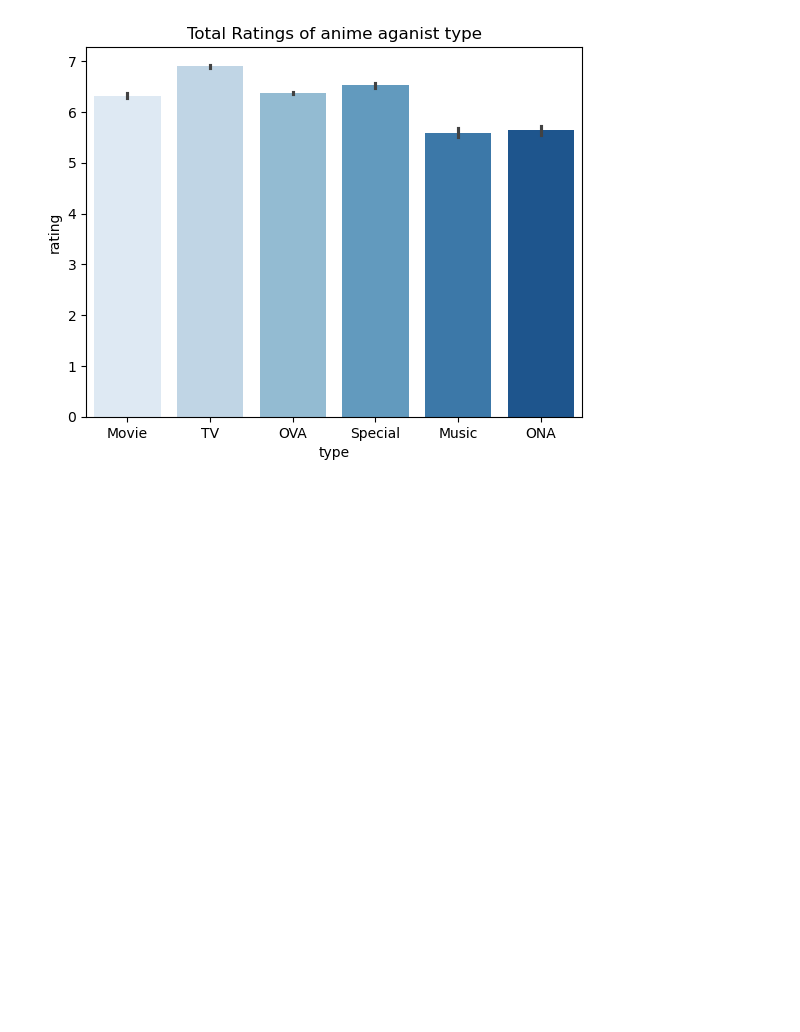
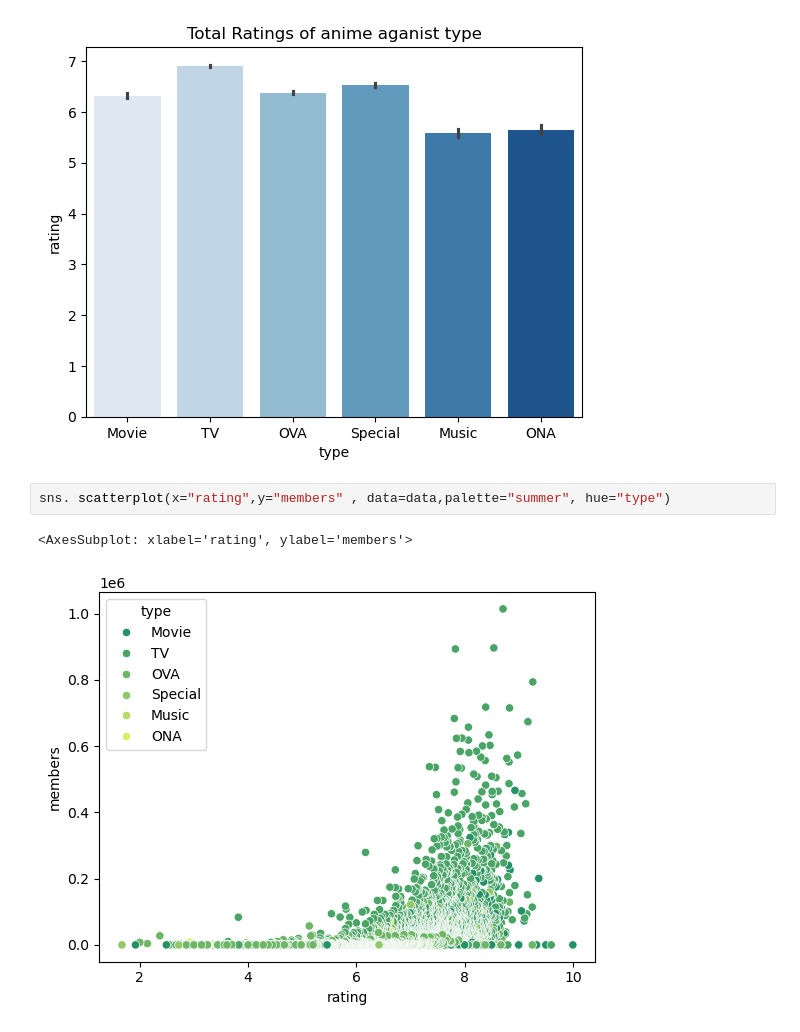
Before and after one commit to mugoarnold0-shiniars/datascience, a Jupyter notebook: ANIME.ipynb, the cells around one changed output. Saved outputs shown, nothing was run; the diff lists cells and outputs as text; blank space fills up the shorter version.

```diff
--- a/ANIME.ipynb
+++ b/ANIME.ipynb
@@ -72,3 +85,8 @@ Passing `palette` without assigning `hue` is deprecated and will be removed in v
   sns.barplot(x="type",y="rating",data=data,palette="Blues")
 Text(0.5, 1.0, 'Total Ratings of anime aganist type')
 [figure]
+# %%
+sns. scatterplot(x="rating",y="members" , data=data,palette="summer", hue="type")
+# %% [output]
+<AxesSubplot: xlabel='rating', ylabel='members'>
+[figure, added]
```
Also changed, not shown: parts of 5 cells of this notebook, 2 other files.
